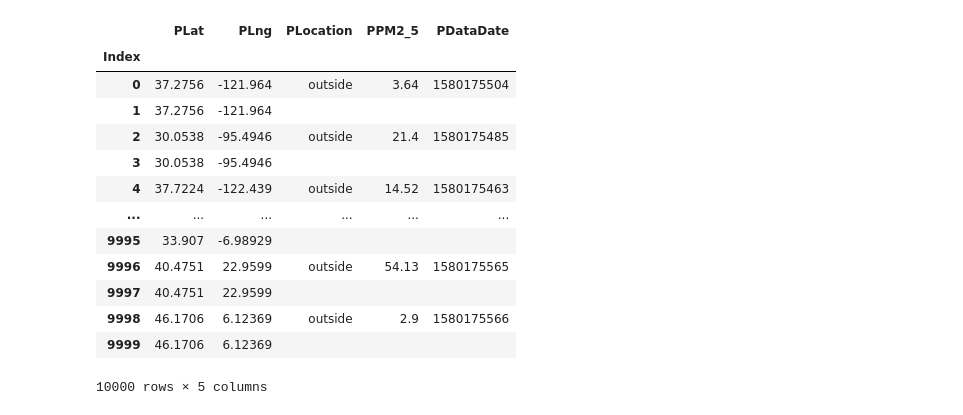
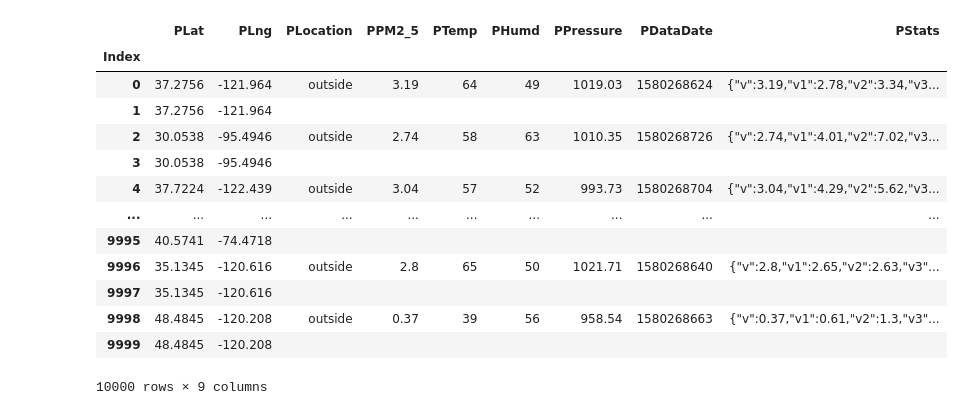
Before and after one commit to abbylemon/fake-news, a Jupyter notebook: AirQuality.ipynb, the cells around one changed output. Saved outputs shown, nothing was run; the diff lists cells and outputs as text; code cells hidden in the pictures.

Commit message:
got purple air api data and plotted pm vs temp

```diff
--- a/AirQuality.ipynb
+++ b/AirQuality.ipynb
@@ -12,44 +17,52 @@ from config import wkey, epakey, censuskey, epaemail
 # %%
 # PurpleAir API
 
 purple_air_df = pd.DataFrame()
 purple_air_df['Index'] = [x for x in range(10000)]
 purple_air_df = purple_air_df.set_index('Index')
 purple_air_df['PLat'] = ""
 purple_air_df['PLng'] = ""
 purple_air_df['PLocation'] = ""
 purple_air_df['PPM2_5'] = ""
+purple_air_df['PTemp'] = ""
+purple_air_df['PHumd'] = ""
+purple_air_df['PPressure'] = ""
 purple_air_df['PDataDate'] = ""
+purple_air_df['PStats'] = ""
 
 base_url = "https://www.purpleair.com/json"
 response = requests.get(base_url).json()
 
 for index, row in purple_air_df.iterrows():
 
     try:
         purple_air_df.loc[index, 'PLat'] = response['results'][index]['Lat']
         purple_air_df.loc[index, 'PLng'] = response['results'][index]['Lon']
         purple_air_df.loc[index, 'PLocation'] = response['results'][index]['DEVICE_LOCATIONTYPE']
         purple_air_df.loc[index, 'PPM2_5'] = response['results'][index]['PM2_5Value']
+        purple_air_df.loc[index, 'PTemp'] = response['results'][index]['temp_f']
+        purple_air_df.loc[index, 'PHumd'] = response['results'][index]['humidity']
+        purple_air_df.loc[index, 'PPressure'] = response['results'][index]['pressure']
         purple_air_df.loc[index, 'PDataDate'] = response['results'][index]['LastSeen']
+        purple_air_df.loc[index, 'PStats'] = response['results'][index]['Stats']
 #         could also pull time since last seen and only grab values from the last hour
     except:
         pass
 
 purple_air_df = purple_air_df.dropna()
 purple_air_df
 # %% [output]
-|  | PLat | PLng | PLocation | PPM2_5 | PDataDate |
-| Index |  |  |  |  |  |
-| 0 | 37.2756 | -121.964 | outside | 3.64 | 1580175504 |
-| 1 | 37.2756 | -121.964 |  |  |  |
-| 2 | 30.0538 | -95.4946 | outside | 21.4 | 1580175485 |
-| 3 | 30.0538 | -95.4946 |  |  |  |
-| 4 | 37.7224 | -122.439 | outside | 14.52 | 1580175463 |
-| ... | ... | ... | ... | ... | ... |
-| 9995 | 33.907 | -6.98929 |  |  |  |
-| 9996 | 40.4751 | 22.9599 | outside | 54.13 | 1580175565 |
-| 9997 | 40.4751 | 22.9599 |  |  |  |
-| 9998 | 46.1706 | 6.12369 | outside | 2.9 | 1580175566 |
-| 9999 | 46.1706 | 6.12369 |  |  |  |
+|  | PLat | PLng | PLocation | PPM2_5 | PTemp | PHumd | PPressure | PDataDate | PStats |
+| Index |  |  |  |  |  |  |  |  |  |
+| 0 | 37.2756 | -121.964 | outside | 3.19 | 64 | 49 | 1019.03 | 1580268624 | {"v":3.19,"v1":2.78,"v2":3.34,"v3... |
+| 1 | 37.2756 | -121.964 |  |  |  |  |  |  |  |
+| 2 | 30.0538 | -95.4946 | outside | 2.74 | 58 | 63 | 1010.35 | 1580268726 | {"v":2.74,"v1":4.01,"v2":7.02,"v3... |
+| 3 | 30.0538 | -95.4946 |  |  |  |  |  |  |  |
+| 4 | 37.7224 | -122.439 | outside | 3.04 | 57 | 52 | 993.73 | 1580268704 | {"v":3.04,"v1":4.29,"v2":5.62,"v3... |
+| ... | ... | ... | ... | ... | ... | ... | ... | ... | ... |
+| 9995 | 40.5741 | -74.4718 |  |  |  |  |  |  |  |
+| 9996 | 35.1345 | -120.616 | outside | 2.8 | 65 | 50 | 1021.71 | 1580268640 | {"v":2.8,"v1":2.65,"v2":2.63,"v3"... |
+| 9997 | 35.1345 | -120.616 |  |  |  |  |  |  |  |
+| 9998 | 48.4845 | -120.208 | outside | 0.37 | 39 | 56 | 958.54 | 1580268663 | {"v":0.37,"v1":0.61,"v2":1.3,"v3"... |
+| 9999 | 48.4845 | -120.208 |  |  |  |  |  |  |  |
-10000 rows × 5 columns
+10000 rows × 9 columns
```
Also changed, not shown: parts of 11 cells of this notebook, 1 other file.
